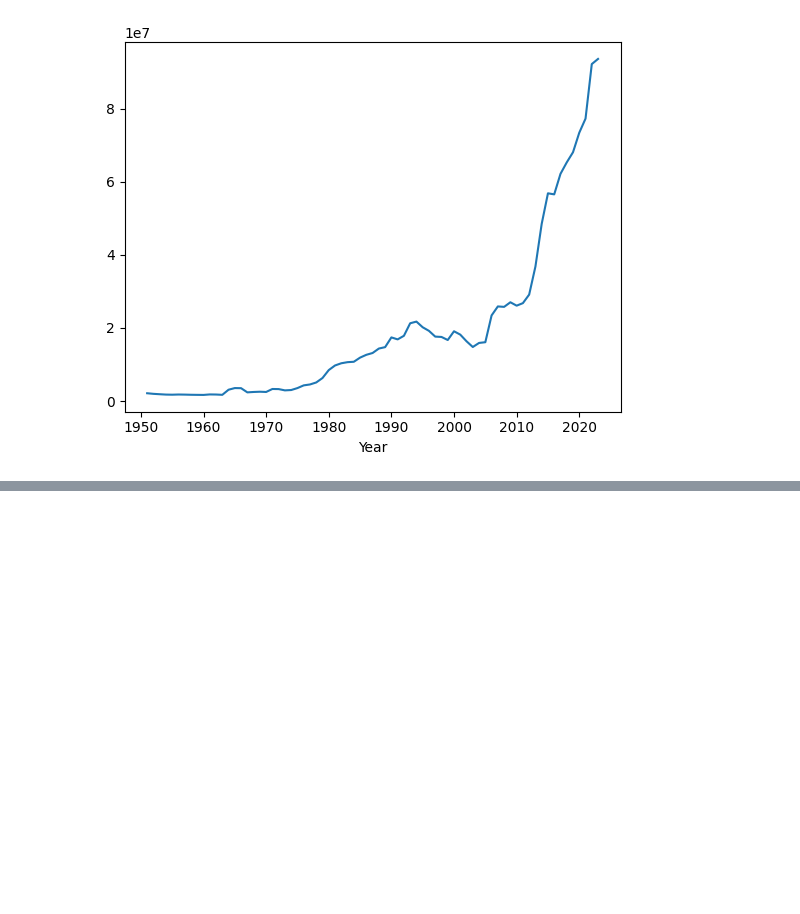
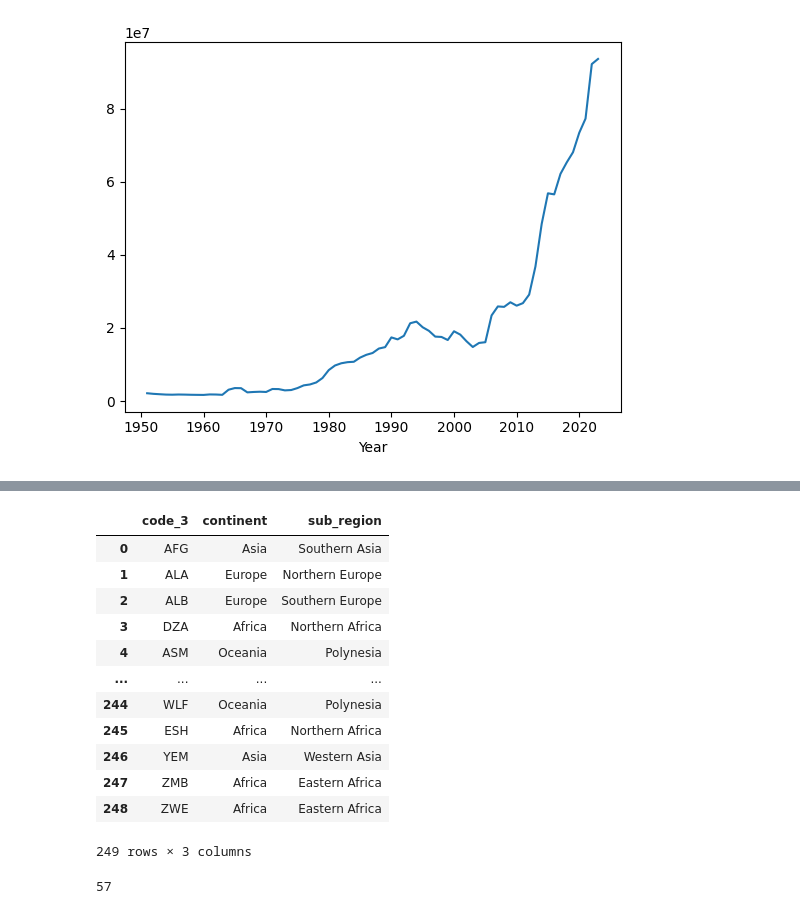
Before and after one commit to IoanaCretuAndrei/Refugee-flow-study, a Jupyter notebook: sucio.ipynb, the cells around one changed output, grey strips where cells are left out. Saved outputs shown, nothing was run; the diff lists cells and outputs as text; code cells hidden in the pictures; blank space fills up the shorter version.

```diff
--- a/sucio.ipynb
+++ b/sucio.ipynb
@@ -158,0 +184,22 @@ population.groupby(['Year'])['Total refugees'].sum().plot(kind='line')
+# %%
+continent
+# %% [output]
+|  | code_3 | continent | sub_region |
+| 0 | AFG | Asia | Southern Asia |
+| 1 | ALA | Europe | Northern Europe |
+| 2 | ALB | Europe | Southern Europe |
+| 3 | DZA | Africa | Northern Africa |
+| 4 | ASM | Oceania | Polynesia |
+| ... | ... | ... | ... |
+| 244 | WLF | Oceania | Polynesia |
+| 245 | ESH | Africa | Northern Africa |
+| 246 | YEM | Asia | Western Asia |
+| 247 | ZMB | Africa | Eastern Africa |
+| 248 | ZWE | Africa | Eastern Africa |
+249 rows × 3 columns
+# %%
+#comprobar si la columna code_3 contiene los mismos valores que la columna Country of asylum (ISO)
+set(continent['code_3']) == set(population['Country of asylum (ISO)'])
+# Tiene más valores pero en principio todo concuerda. Porque hay un total de 193 paises en la columna country asylum y 250 en la columna code 3.
+# %% [output]
+57
```
Also changed, not shown: parts of 19 cells of this notebook, 1 other file.
